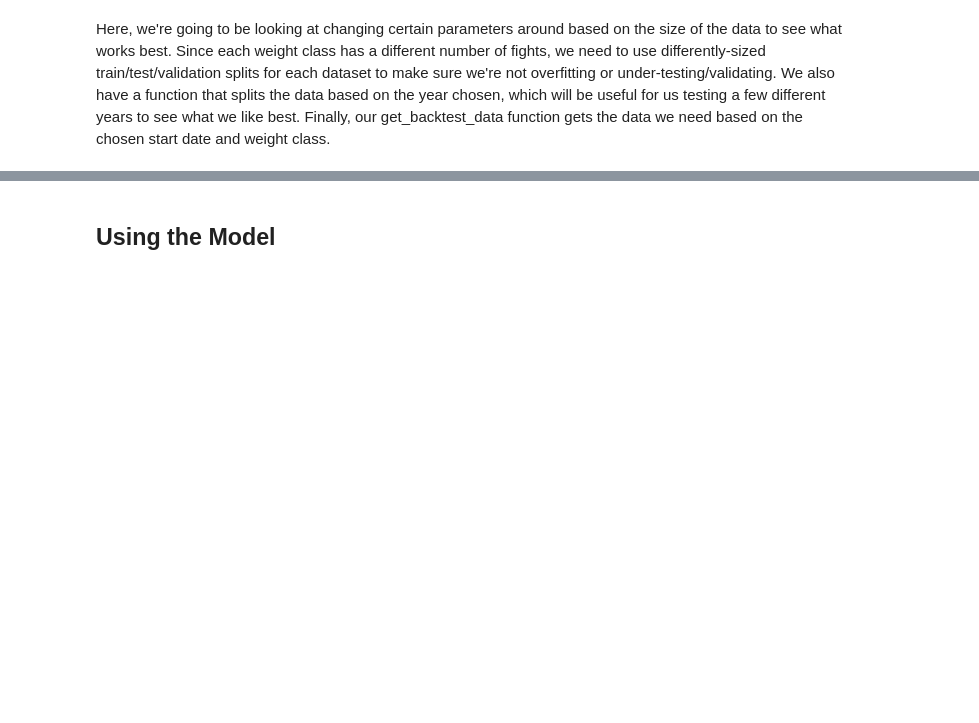
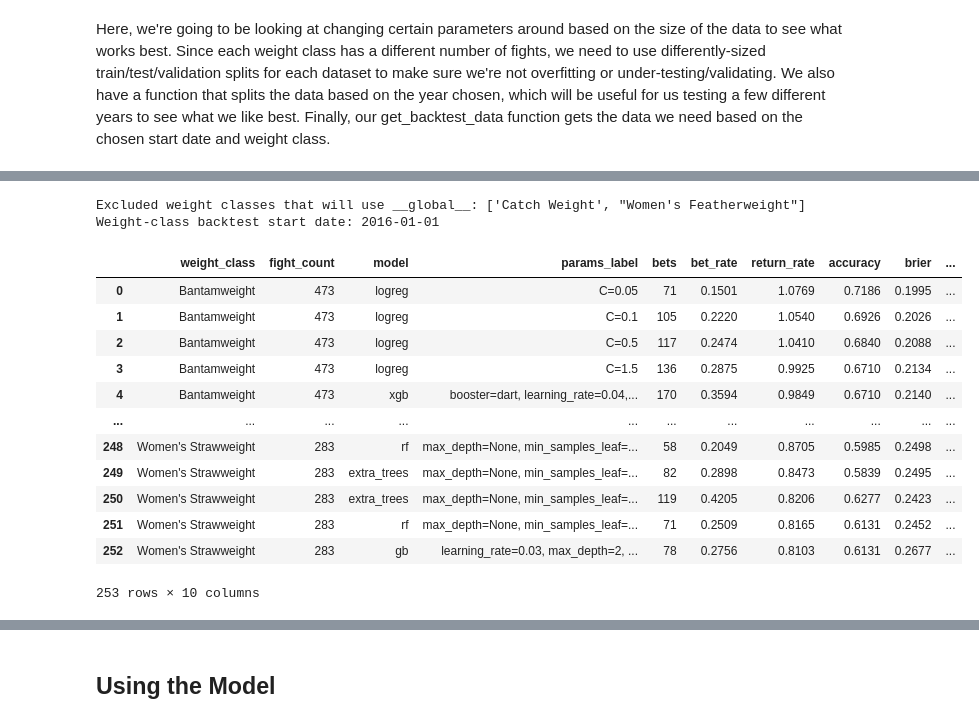
Before and after one commit to anthonyysz/Fight-Result-Predictor, a Jupyter notebook: notebooks/3-preprocessing-and-backtesting.ipynb, the cells around one changed output, grey strips where cells are left out. Saved outputs shown, nothing was run; the diff lists cells and outputs as text; code cells hidden in the pictures; blank space fills up the shorter version.

```diff
--- a/notebooks/3-preprocessing-and-backtesting.ipynb
+++ b/notebooks/3-preprocessing-and-backtesting.ipynb
@@ -504,0 +450,63 @@ KeyboardInterrupt:
+# %%
+# Rolling backtest of all main weight classes
+
+all_weight_classes = MODELED_WEIGHT_CLASSES
+
+#Discounting certain excluded weight classes, starting in the beginning of 2016
+excluded_weight_classes = sorted(EXCLUDED_WEIGHT_CLASSES)
+weight_results_start_date = "2016-01-01"
+
+#Running through the rolling backtest with each of our weight classes to see which estimator best fits each one
+weight_results = []
+for weight_class in all_weight_classes:
+    class_config = choose_weight_class_backtest_config(raw_df, weight_class)
+    fight_count = int(
+        (
+            (raw_df["WeightClass"] == weight_class)
+            & (raw_df["Date"] >= pd.Timestamp(weight_results_start_date))
+        ).sum()
+    )
+
+    for model_name, param_grid in ESTIMATOR_PARAM_GRIDS.items():
+        for model_params in param_grid:
+            result = rolling_backtest(
+                raw_df,
+                model_name,
+                model_params=model_params,
+                weight_class=weight_class,
+                start_date=weight_results_start_date,
+                **class_config,
+            )
+            if result is not None:
+                result["fight_count"] = fight_count
+                result["bet_rate"] = result["bets"] / fight_count if fight_count else np.nan
+                result["config_label"] = format_params(class_config)
+                weight_results.append(result)
+
+#Organizing our results
+weight_results = pd.DataFrame(weight_results)
+
+weight_results = weight_results.sort_values(
+    ["weight_class", "return_rate"],
+    ascending=[True, False],
+).reset_index(drop=True)
+
+#Showing our results
+print(f"Excluded weight classes that will use __global__: {excluded_weight_classes}")
+print(f"Weight-class backtest start date: {weight_results_start_date}")
+# %% [output]
+Excluded weight classes that will use __global__: ['Catch Weight', "Women's Featherweight"]
+Weight-class backtest start date: 2016-01-01
+|  | weight_class | fight_count | model | params_label | bets | bet_rate | return_rate | accuracy | brier | ... |
+| 0 | Bantamweight | 473 | logreg | C=0.05 | 71 | 0.1501 | 1.0769 | 0.7186 | 0.1995 | ... |
+| 1 | Bantamweight | 473 | logreg | C=0.1 | 105 | 0.2220 | 1.0540 | 0.6926 | 0.2026 | ... |
+| 2 | Bantamweight | 473 | logreg | C=0.5 | 117 | 0.2474 | 1.0410 | 0.6840 | 0.2088 | ... |
+| 3 | Bantamweight | 473 | logreg | C=1.5 | 136 | 0.2875 | 0.9925 | 0.6710 | 0.2134 | ... |
+| 4 | Bantamweight | 473 | xgb | booster=dart, learning_rate=0.04,... | 170 | 0.3594 | 0.9849 | 0.6710 | 0.2140 | ... |
+| ... | ... | ... | ... | ... | ... | ... | ... | ... | ... | ... |
+| 248 | Women's Strawweight | 283 | rf | max_depth=None, min_samples_leaf=... | 58 | 0.2049 | 0.8705 | 0.5985 | 0.2498 | ... |
+| 249 | Women's Strawweight | 283 | extra_trees | max_depth=None, min_samples_leaf=... | 82 | 0.2898 | 0.8473 | 0.5839 | 0.2495 | ... |
+| 250 | Women's Strawweight | 283 | extra_trees | max_depth=None, min_samples_leaf=... | 119 | 0.4205 | 0.8206 | 0.6277 | 0.2423 | ... |
+| 251 | Women's Strawweight | 283 | rf | max_depth=None, min_samples_leaf=... | 71 | 0.2509 | 0.8165 | 0.6131 | 0.2452 | ... |
+| 252 | Women's Strawweight | 283 | gb | learning_rate=0.03, max_depth=2, ... | 78 | 0.2756 | 0.8103 | 0.6131 | 0.2677 | ... |
+253 rows × 10 columns
```
Also changed, not shown: parts of 22 cells of this notebook, 11 other files.
